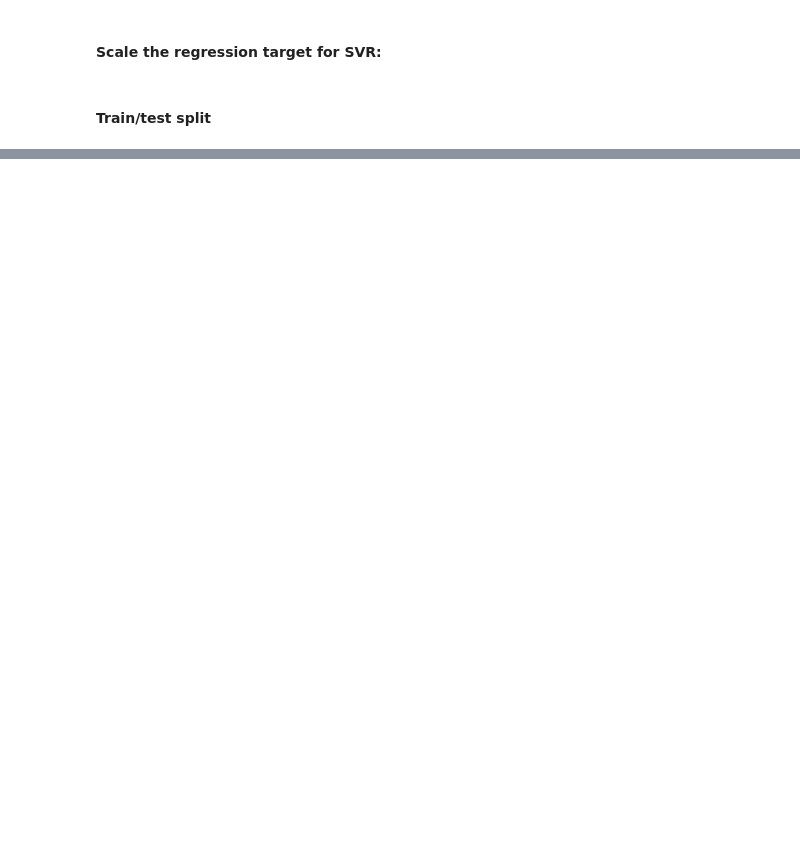
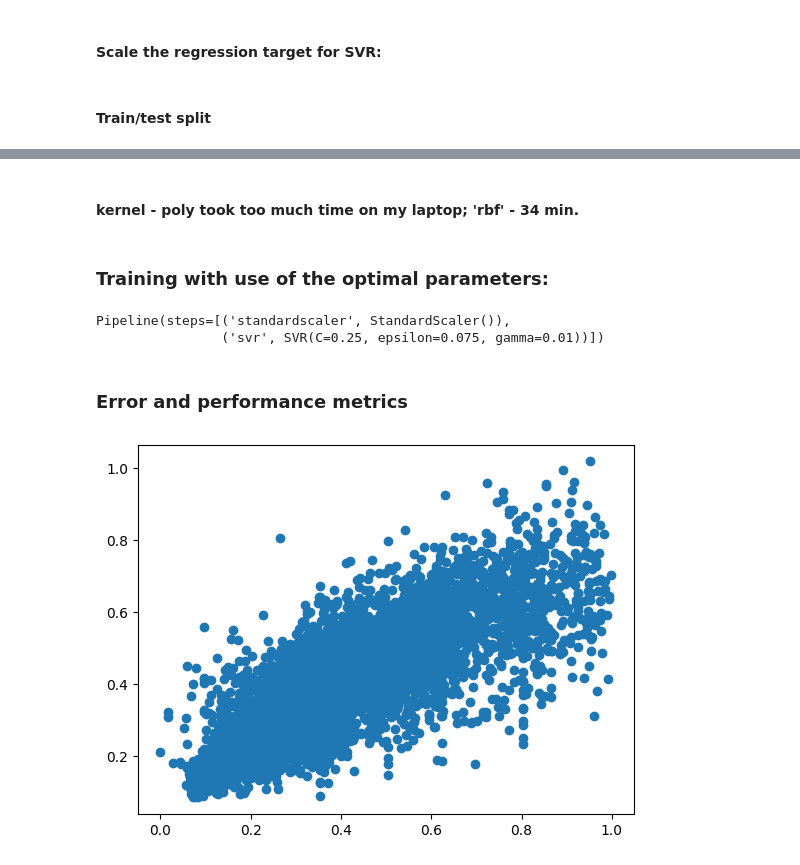
Before and after one commit to RovSveta/Introduction_to-_Machine_Learning_Methods-, a Jupyter notebook: Exercise_project_3/SVM_regression_housing.ipynb, the cells around one changed output, grey strips where cells are left out. Cells and saved outputs as stored; diff of their text form; code cells hidden in the pictures; blank space fills up the shorter version.

```diff
--- a/Exercise_project_3/SVM_regression_housing.ipynb
+++ b/Exercise_project_3/SVM_regression_housing.ipynb
@@ -137,0 +114,16 @@ X_train, X_test, y_train, y_test = train_test_split(X, y, test_size=0.3, random_
+# %%
+from sklearn.model_selection import GridSearchCV
+
+# initialize testable parameters
+# NOTE! all algorithms do not support all parameters
+# see notes below which you can use with which
+param_grid = {
+    'C': [0.1, 0.25, 0.5, 1, 1.25, 1.5],
+    'epsilon': [0.075, 0.1, 0.125],
+    'gamma': [1, 0.25, 0.1, 0.05, 0.01],
+    'kernel': ['rbf']
+}
+
+# start finding the optimal parameters with GridSearchCV!
+test_model = GridSearchCV(svm.SVR(), param_grid, verbose=3)
+test_model.fit(X_train, y_train)
@@ -137,0 +159,31 @@ X_train, X_test, y_train, y_test = train_test_split(X, y, test_size=0.3, random_
+# %% [markdown]
+#### kernel - poly took too much time on my laptop; 'rbf' - 34 min.
+# %% [markdown]
+### Training with use of the optimal parameters:
+# %%
+ # create an empty linear regression model
+# and fit it with our data (fit => start training with the data)
+# {'C': 0.5, 'epsilon': 0.075, 'gamma': 0.1, 'kernel': 'rbf'}
+model = make_pipeline(StandardScaler(), svm.SVR(C=0.25, gamma=0.01, epsilon=0.075, kernel='rbf'))
+model.fit(X_train, y_train)
+# %% [output]
+Pipeline(steps=[('standardscaler', StandardScaler()),
+                ('svr', SVR(C=0.25, epsilon=0.075, gamma=0.01))])
+# %% [markdown]
+ ### Error and performance metrics
+# %%
+# create test predictions based on the earlier test dataset
+# we reserved out from the original dataset
+# this data has never been seen by the model by now
+predictions = model.predict(X_test)
+# %%
+# let's plot how far the predictions are from the real true y-values
+# in the test dataset
+
+# if these values follow a diagonal line = good predictions
+# we basically compare the predicted values
+# to true test values and see the differences
+plt.scatter(y_test, predictions)
+plt.show()
+# %% [output]
+[figure, added]
```
Also changed, not shown: parts of 15 cells of this notebook, 3 other files.
